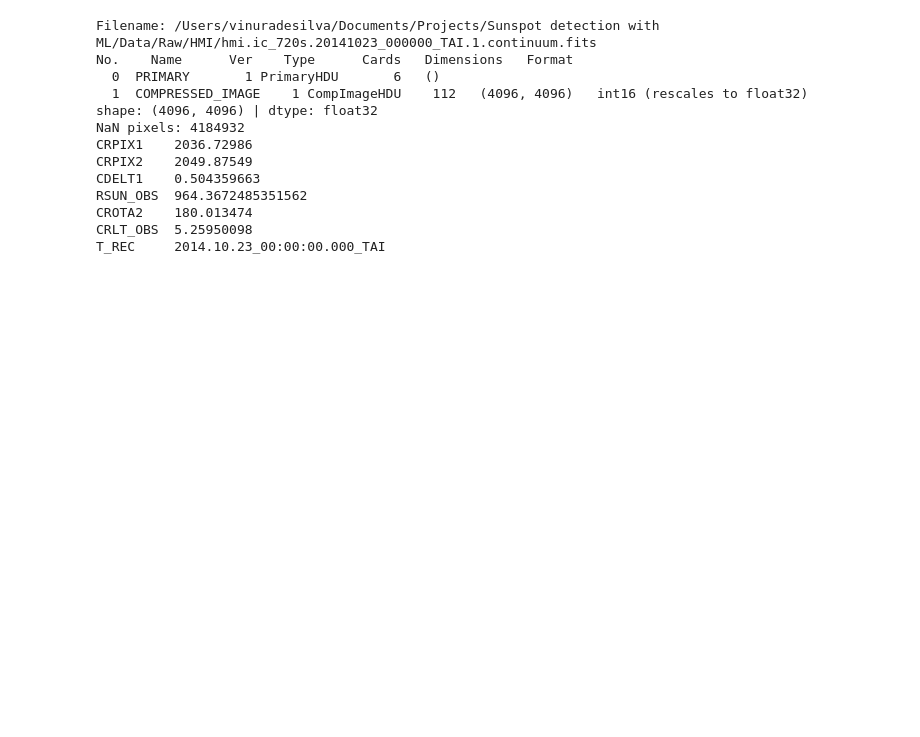
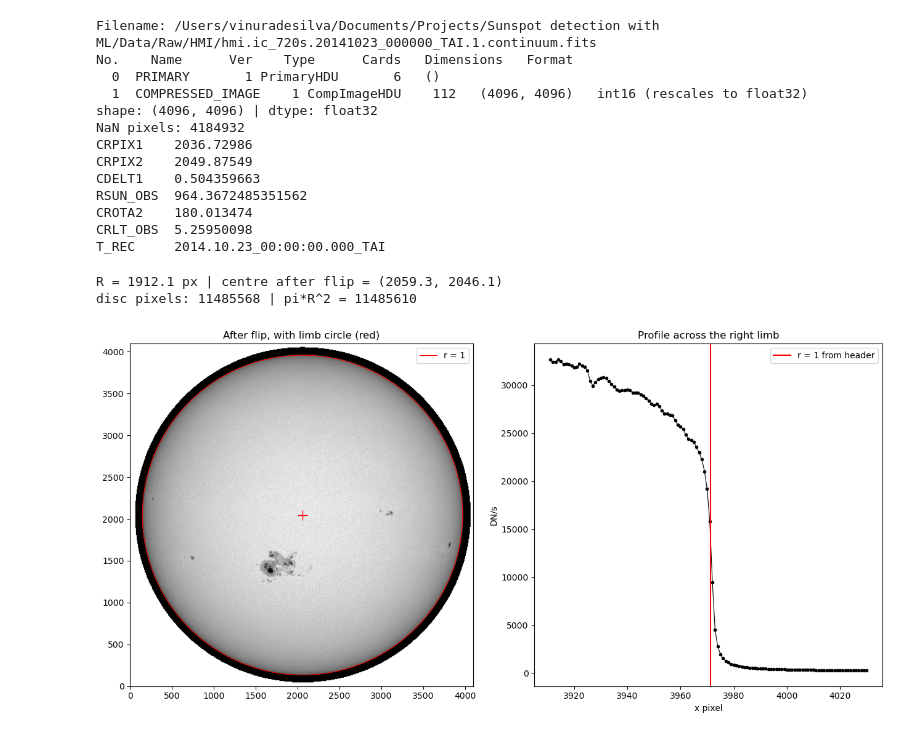
Before and after one commit to vinuradesilva/Sunspot-detection-with-ML, a Jupyter notebook: Notebooks/preprocessing.ipynb, the cells around one changed output. Saved outputs shown, nothing was run; the diff lists cells and outputs as text; code cells hidden in the pictures; blank space fills up the shorter version.

```diff
--- a/Notebooks/preprocessing.ipynb
+++ b/Notebooks/preprocessing.ipynb
@@ -51,3 +73,55 @@ RSUN_OBS  964.3672485351562
 CROTA2    180.013474
 CRLT_OBS  5.25950098
 T_REC     2014.10.23_00:00:00.000_TAI
+# %%
+# --- STAGE 1: flip, centre, radius, disc mask --------------------------------
+
+# 1. Flip the image 180 degrees (two quarter turns)
+img = np.rot90(raw, 2)
+
+# 2. Radius in pixels, from the header: RSUN_OBS (arcsec) / CDELT1 (arcsec per pixel)
+R = hdr["RSUN_OBS"] / hdr["CDELT1"]
+
+# 3. Centre in the ORIGINAL image, in Python (0-based) pixel numbers
+cx_raw = hdr["CRPIX1"] - 1
+cy_raw = hdr["CRPIX2"] - 1
+
+# 4. Centre after the flip (image side is 4096 pixels, indices run 0..4095)
+cx = 4095 - cx_raw
+cy = 4095 - cy_raw
+
+# 5. Distance of every pixel from the centre, in solar radii
+yy, xx = np.indices(img.shape)          # NOTE the order: rows (y) first, then columns (x)
+r = np.sqrt((xx - cx)**2 + (yy - cy)**2) / R
+
+# 6. Disc mask: True where we are on the Sun (strict, so mu = sqrt(1 - r^2) stays defined)
+disc = r < 1
+
+print(f"R = {R:.1f} px | centre after flip = ({cx:.1f}, {cy:.1f})")
+print("disc pixels:", int(disc.sum()), "| pi*R^2 =", int(np.pi * R**2))
+# %% [output]
+R = 1912.1 px | centre after flip = (2059.3, 2046.1)
+disc pixels: 11485568 | pi*R^2 = 11485610
+# %%
+fig, ax = plt.subplots(1, 2, figsize=(13, 6.5))
+
+# Left: whole image, downsampled by 8 for speed, with limb circle drawn at r = 1
+ax[0].imshow(img[::8, ::8], cmap="gray", origin="lower", extent=[0, 4096, 0, 4096])
+theta = np.linspace(0, 2 * np.pi, 400)
+ax[0].plot(cx + R * np.cos(theta), cy + R * np.sin(theta), "r-", lw=0.8, label="r = 1")
+ax[0].plot(cx, cy, "r+", ms=12)
+ax[0].set_title("After flip, with limb circle (red)")
+ax[0].legend()
+
+# Right: horizontal brightness profile through the centre row, around the right limb
+row = int(round(cy))
+xs = np.arange(int(cx + R) - 60, int(cx + R) + 60)
+ax[1].plot(xs, img[row, xs], "k.-", lw=0.8)
+ax[1].axvline(cx + R, color="r", label="r = 1 from header")
+ax[1].set_xlabel("x pixel"); ax[1].set_ylabel("DN/s")
+ax[1].set_title("Profile across the right limb")
+ax[1].legend()
+plt.tight_layout()
+plt.show()
+# %% [output]
+[figure, added]
```
Also changed, not shown: parts of 10 cells of this notebook, 3 other files.
